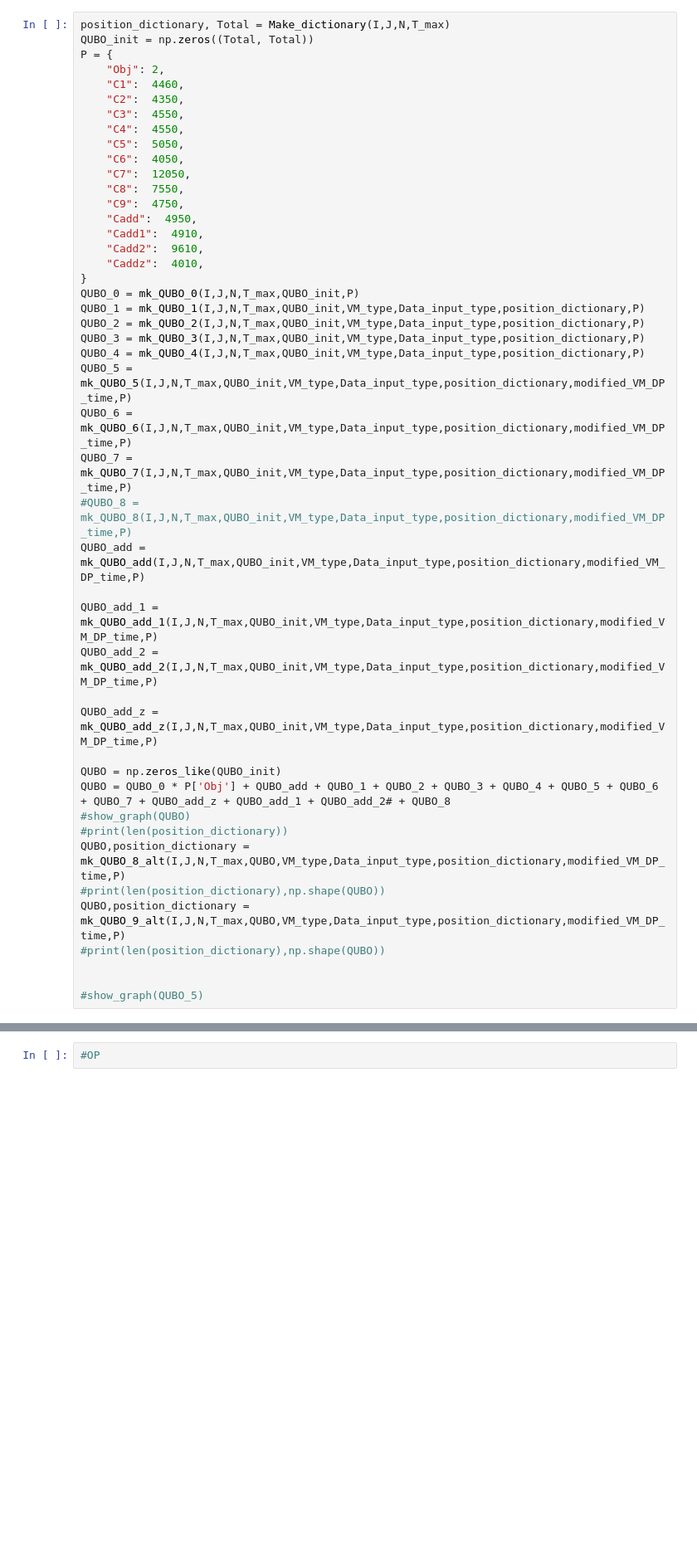
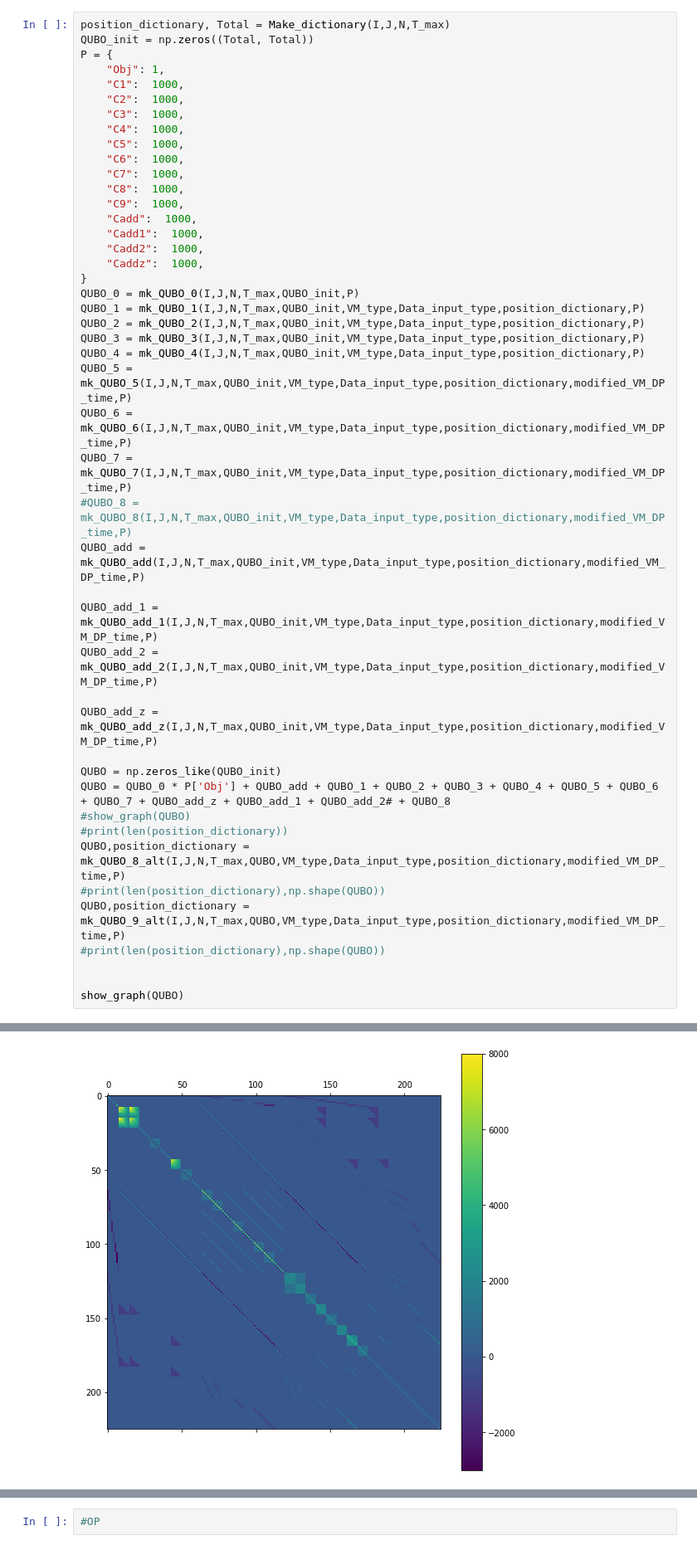
Before and after one commit to djzts/UoH_code, a Jupyter notebook: Wenlu/VM_simplfied_Algorithm_submit.ipynb, the cells around one changed output, grey strips where cells are left out. Shown at 83% size. Cells and saved outputs as stored; diff of their text form; blank space fills up the shorter version.

```diff
--- a/Wenlu/VM_simplfied_Algorithm_submit.ipynb
+++ b/Wenlu/VM_simplfied_Algorithm_submit.ipynb
@@ -65,20 +65,20 @@ T_max is  7
 position_dictionary, Total = Make_dictionary(I,J,N,T_max)
 QUBO_init = np.zeros((Total, Total))
 P = {
-    "Obj": 2,
-    "C1":  4460,
-    "C2":  4350,
-    "C3":  4550,
-    "C4":  4550,
-    "C5":  5050,
-    "C6":  4050,
-    "C7":  12050,
-    "C8":  7550,
-    "C9":  4750,
-    "Cadd":  4950,
-    "Cadd1":  4910,
-    "Cadd2":  9610,
-    "Caddz":  4010,
+    "Obj": 1,
+    "C1":  1000,
+    "C2":  1000,
+    "C3":  1000,
+    "C4":  1000,
+    "C5":  1000,
+    "C6":  1000,
+    "C7":  1000,
+    "C8":  1000,
+    "C9":  1000,
+    "Cadd":  1000,
+    "Cadd1":  1000,
+    "Cadd2":  1000,
+    "Caddz":  1000,
 }
 QUBO_0 = mk_QUBO_0(I,J,N,T_max,QUBO_init,P)
 QUBO_1 = mk_QUBO_1(I,J,N,T_max,QUBO_init,VM_type,Data_input_type,position_dictionary,P)
@@ -106,7 +106,7 @@ QUBO,position_dictionary = mk_QUBO_9_alt(I,J,N,T_max,QUBO,VM_type,Data_input_typ
 #print(len(position_dictionary),np.shape(QUBO))
 
 
-#show_graph(QUBO_5)
+show_graph(QUBO)
 # %% [output]
 z_0110
 z_1100
@@ -114,3 +113,4 @@ z_1110
+[figure, added]
 # %%
 size,_ = np.shape(QUBO)
 if size> 270:
```
Also changed, not shown: parts of 6 cells of this notebook, 53 other files.
